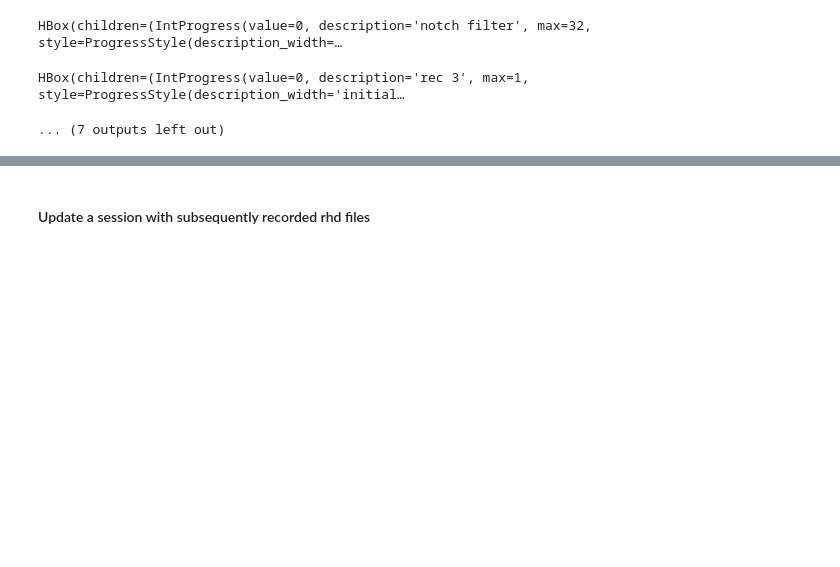
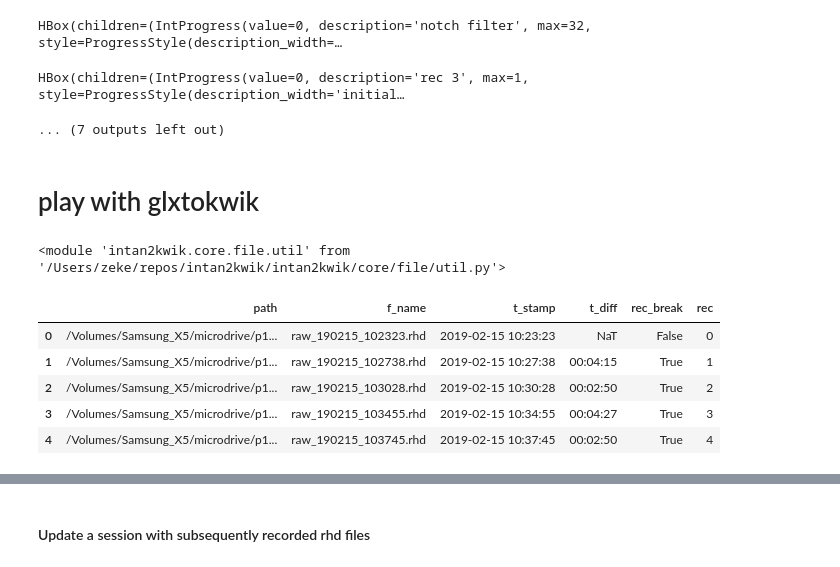
Before and after one commit to zekearneodo/pipefinch, a Jupyter notebook: notebooks_sort/rhd_sort_kilo-lookfar.ipynb, the cells around one changed output, grey strips where cells are left out. Cells and saved outputs as stored; diff of their text form; code cells hidden in the pictures; blank space fills up the shorter version.

```diff
--- a/notebooks_sort/rhd_sort_kilo-lookfar.ipynb
+++ b/notebooks_sort/rhd_sort_kilo-lookfar.ipynb
@@ -127,3 +127,21 @@ HBox(children=(IntProgress(value=0, description='raw_190215_103028.rhd', max=776
 HBox(children=(IntProgress(value=0, description='notch filter', max=32, style=ProgressStyle(description_width=…
 HBox(children=(IntProgress(value=0, description='rec 3', max=1, style=ProgressStyle(description_width='initial…
 ... (7 outputs left out)
+# %% [markdown]
+# play with glxtokwik
+# %%
+from intan2kwik.core.file import util as fu
+import datetime
+import time
+reload(fu)
+# %% [output]
+<module 'intan2kwik.core.file.util' from '/Users/zeke/repos/intan2kwik/intan2kwik/core/file/util.py'>
+# %%
+sess_pd
+# %% [output]
+|  | path | f_name | t_stamp | t_diff | rec_break | rec |
+| 0 | /Volumes/Samsung_X5/microdrive/p1... | raw_190215_102323.rhd | 2019-02-15 10:23:23 | NaT | False | 0 |
+| 1 | /Volumes/Samsung_X5/microdrive/p1... | raw_190215_102738.rhd | 2019-02-15 10:27:38 | 00:04:15 | True | 1 |
+| 2 | /Volumes/Samsung_X5/microdrive/p1... | raw_190215_103028.rhd | 2019-02-15 10:30:28 | 00:02:50 | True | 2 |
+| 3 | /Volumes/Samsung_X5/microdrive/p1... | raw_190215_103455.rhd | 2019-02-15 10:34:55 | 00:04:27 | True | 3 |
+| 4 | /Volumes/Samsung_X5/microdrive/p1... | raw_190215_103745.rhd | 2019-02-15 10:37:45 | 00:02:50 | True | 4 |
```
Also changed, not shown: parts of 10 cells of this notebook.
